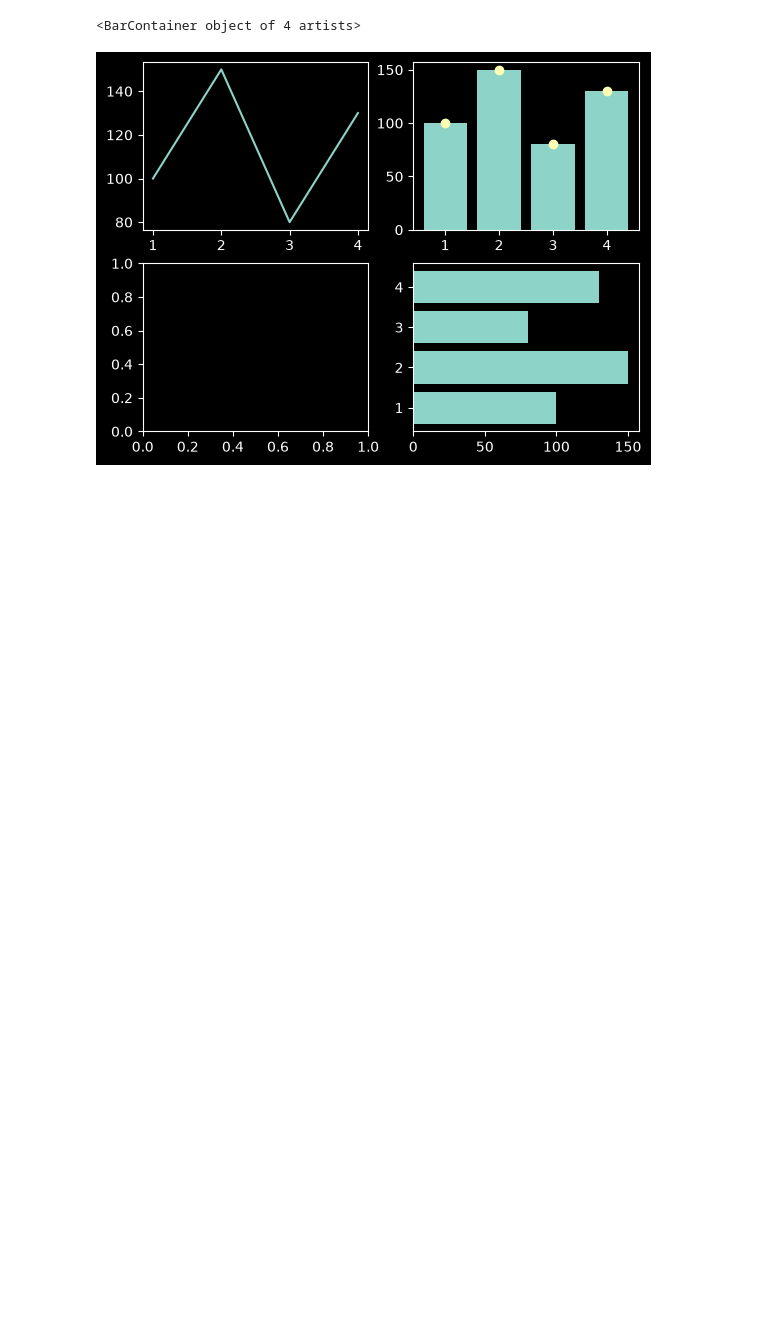
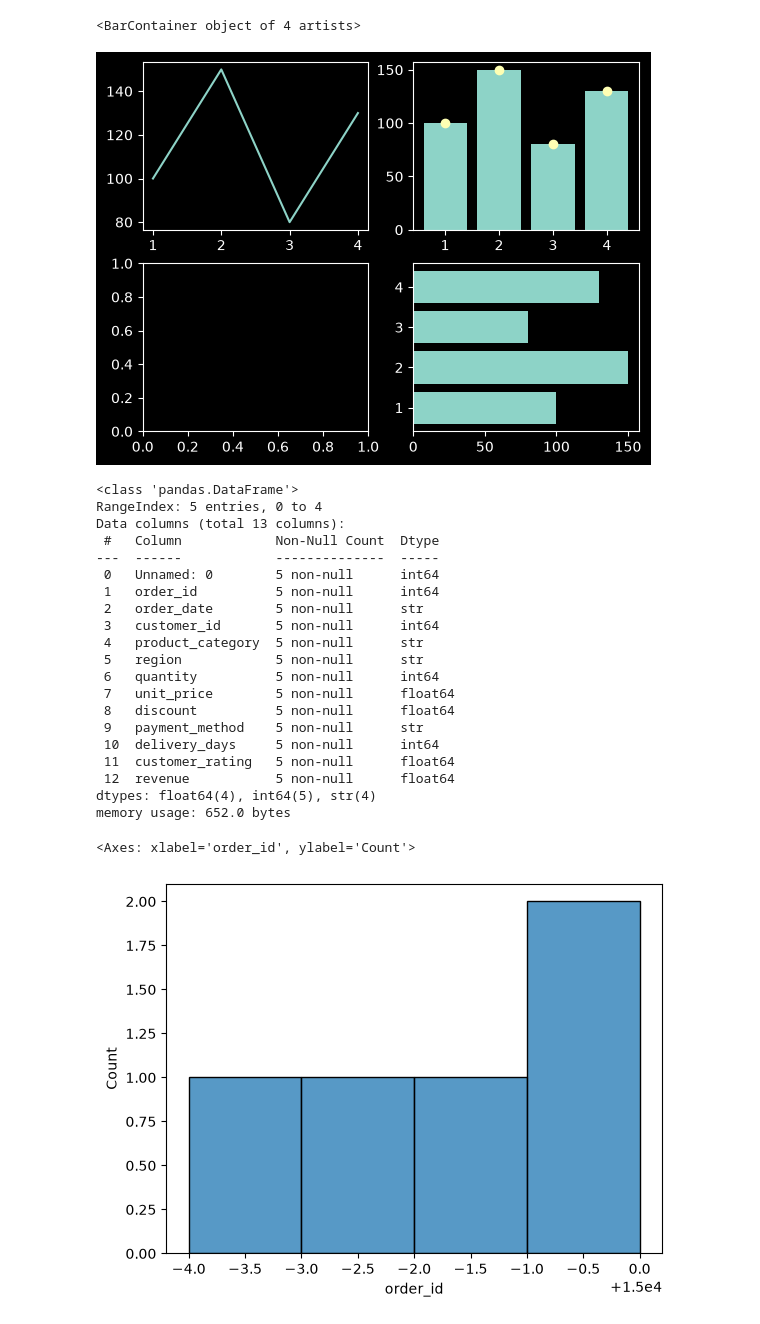
Before and after one commit to Linyiwei895178/Python, a Jupyter notebook: cumcm/matplotlib.ipynb, the cells around one changed output. Cells and saved outputs as stored; diff of their text form; code cells hidden in the pictures; blank space fills up the shorter version.

Commit message:
This is the end of the shangguigu learning courses about the numpy, pandas and matplotlib. ---2026/8/12

```diff
--- a/cumcm/matplotlib.ipynb
+++ b/cumcm/matplotlib.ipynb
@@ -172,3 +172,36 @@ f4.barh(month, sales)
 # %% [output]
 <BarContainer object of 4 artists>
 [figure]
+# %%
+import pandas as pd
+import seaborn as sns
+import matplotlib.pyplot as plt
+
+new = pd.read_csv('./new.csv')
+new.dropna(inplace = True)
+new.info()
+# 直方图
+sns.histplot(data = new, x = "order_id")
+# %% [output]
+<class 'pandas.DataFrame'>
+RangeIndex: 5 entries, 0 to 4
+Data columns (total 13 columns):
+ #   Column            Non-Null Count  Dtype
+---  ------            --------------  -----
+ 0   Unnamed: 0        5 non-null      int64
+ 1   order_id          5 non-null      int64
+ 2   order_date        5 non-null      str
+ 3   customer_id       5 non-null      int64
+ 4   product_category  5 non-null      str
+ 5   region            5 non-null      str
+ 6   quantity          5 non-null      int64
+ 7   unit_price        5 non-null      float64
+ 8   discount          5 non-null      float64
+ 9   payment_method    5 non-null      str
+ 10  delivery_days     5 non-null      int64
+ 11  customer_rating   5 non-null      float64
+ 12  revenue           5 non-null      float64
+dtypes: float64(4), int64(5), str(4)
+memory usage: 652.0 bytes
+<Axes: xlabel='order_id', ylabel='Count'>
+[figure, added]
```
Also changed, not shown: parts of 1 cell of this notebook.
